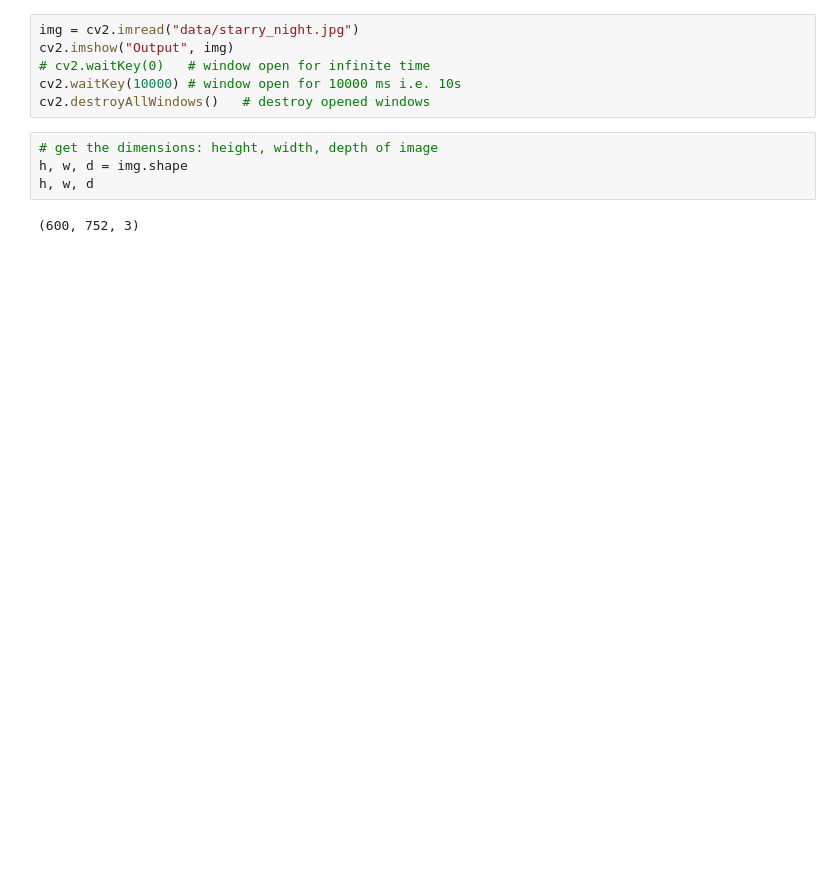
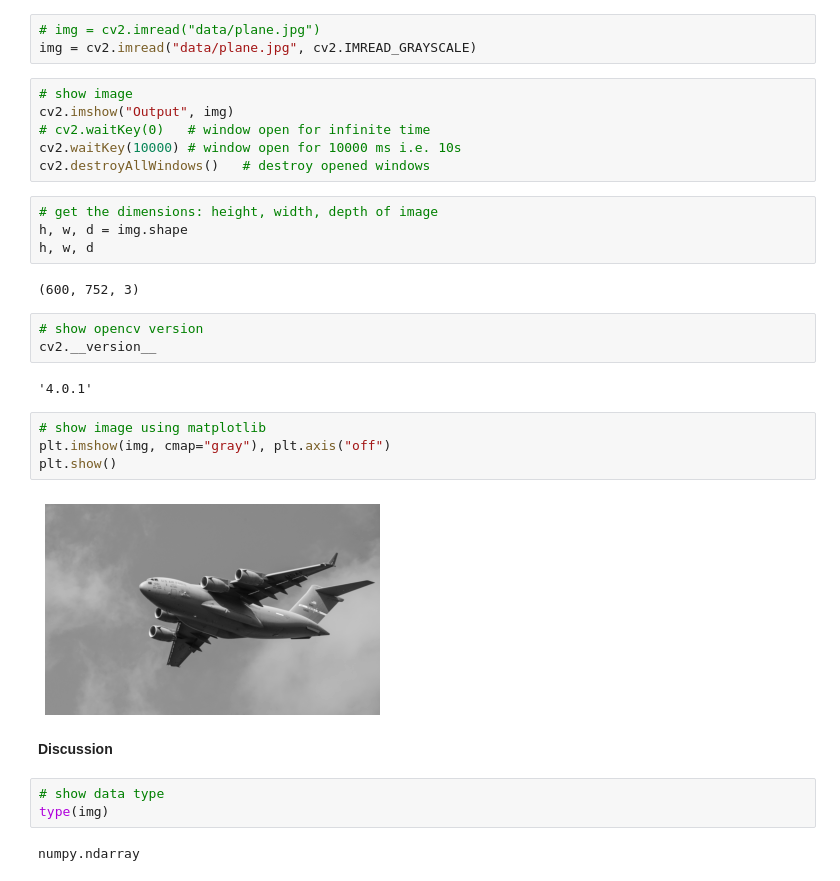
Before and after one commit to abhi3700/My_Learning_AI, a Jupyter notebook: libs/opencv/opencv.ipynb, the cells around one changed output. Saved outputs shown, nothing was run; the diff lists cells and outputs as text; blank space fills up the shorter version.

Commit message:
opencv updated

```diff
--- a/libs/opencv/opencv.ipynb
+++ b/libs/opencv/opencv.ipynb
@@ -10,5 +17,8 @@ import cv2
+# %%
+# img = cv2.imread("data/plane.jpg")
+img = cv2.imread("data/plane.jpg", cv2.IMREAD_GRAYSCALE)
 # %%
-img = cv2.imread("data/starry_night.jpg")
+# show image
 cv2.imshow("Output", img)
 # cv2.waitKey(0)   # window open for infinite time
 cv2.waitKey(10000) # window open for 10000 ms i.e. 10s
@@ -19,3 +29,21 @@ h, w, d = img.shape
 h, w, d
 # %% [output]
 (600, 752, 3)
+# %%
+# show opencv version
+cv2.__version__
+# %% [output]
+'4.0.1'
+# %%
+# show image using matplotlib
+plt.imshow(img, cmap="gray"), plt.axis("off")
+plt.show()
+# %% [output]
+[figure, added]
+# %% [markdown]
+__Discussion__
+# %%
+# show data type
+type(img)
+# %% [output]
+numpy.ndarray
```
Also changed, not shown: parts of 16 cells of this notebook, 1 other file.
